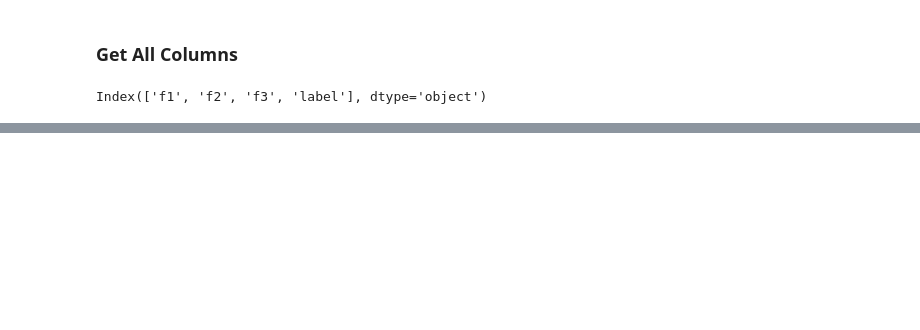
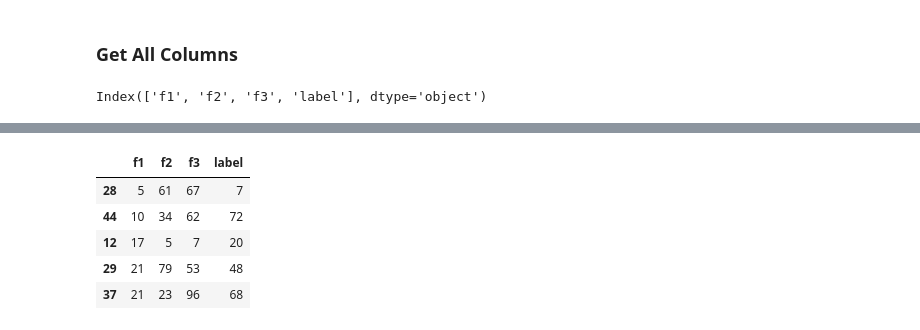
Before and after one commit to exitudio/research-ai, a Jupyter notebook: pandas.ipynb, the cells around one changed output, grey strips where cells are left out. Cells and saved outputs as stored; diff of their text form; code cells hidden in the pictures; blank space fills up the shorter version.

```diff
--- a/pandas.ipynb
+++ b/pandas.ipynb
@@ -124,0 +174,9 @@ Index(['f1', 'f2', 'f3', 'label'], dtype='object')
+# %%
+randomData.sort_values('f1').head()
+# %% [output]
+|  | f1 | f2 | f3 | label |
+| 28 | 5 | 61 | 67 | 7 |
+| 44 | 10 | 34 | 62 | 72 |
+| 12 | 17 | 5 | 7 | 20 |
+| 29 | 21 | 79 | 53 | 48 |
+| 37 | 21 | 23 | 96 | 68 |
```
Also changed, not shown: parts of 32 cells of this notebook, 4 other files.
